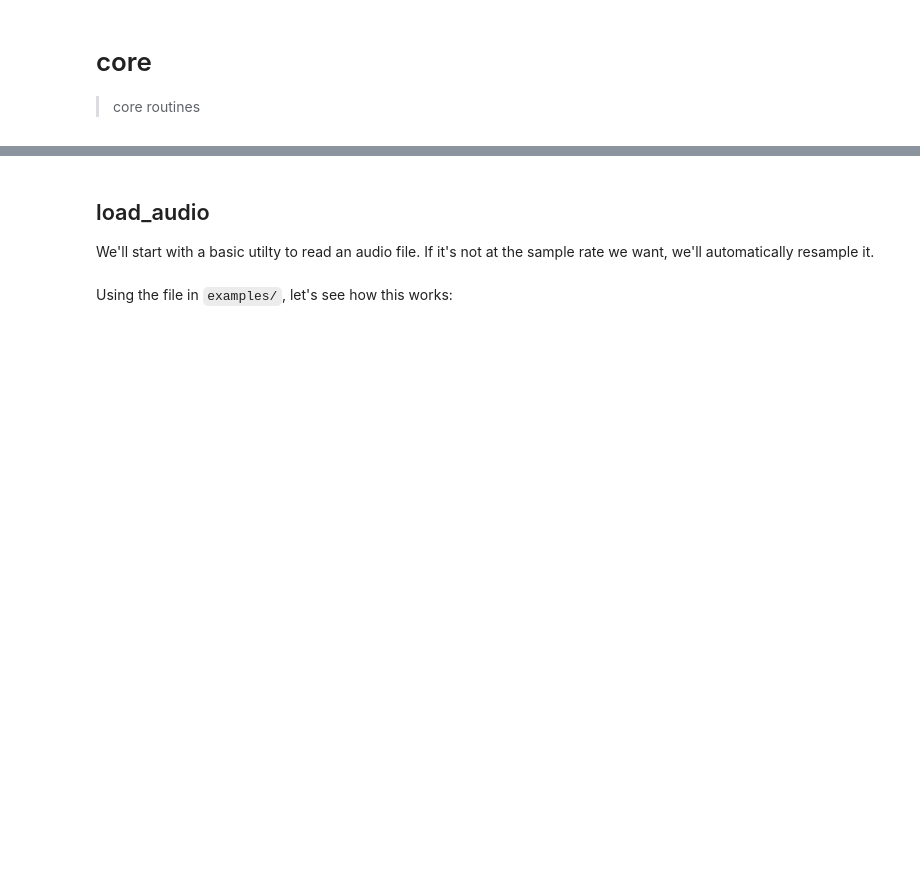
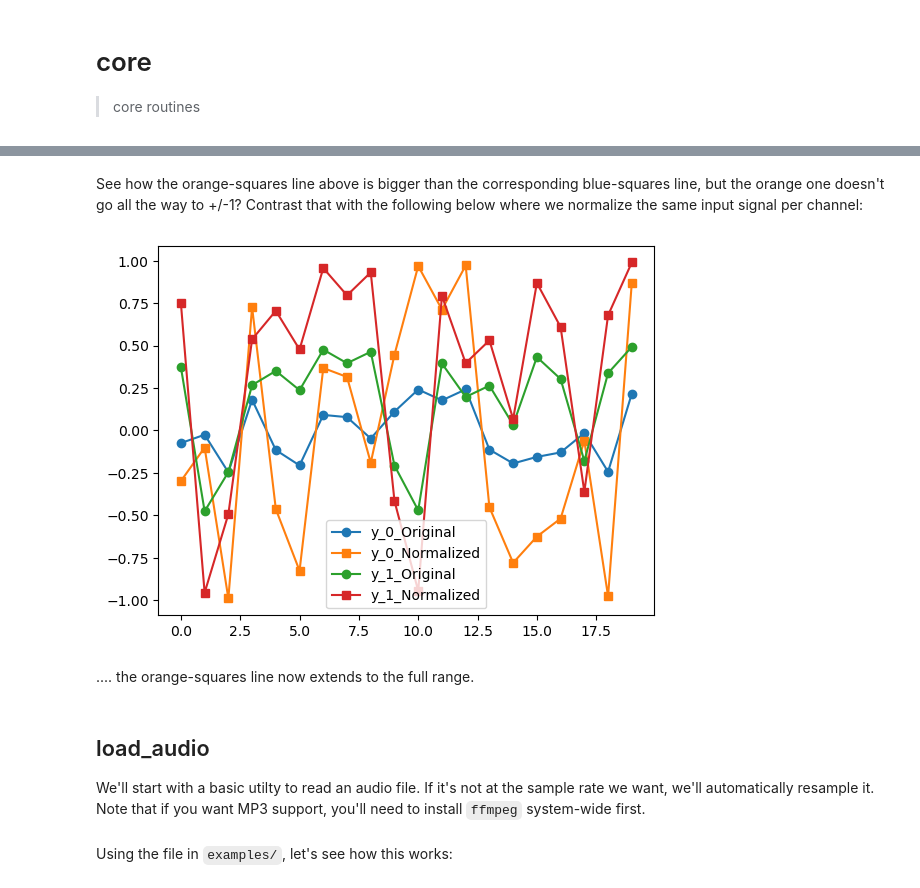
Before and after one commit to drscotthawley/aeiou, a Jupyter notebook: 00_core.ipynb, the cells around one changed output, grey strips where cells are left out. Saved outputs shown, nothing was run; the diff lists cells and outputs as text; code cells hidden in the pictures; blank space fills up the shorter version.

```diff
--- a/00_core.ipynb
+++ b/00_core.ipynb
@@ -22,6 +70,15 @@ from einops import rearrange
+# %% [markdown]
+See how the orange-squares line above is bigger than the corresponding blue-squares line, but the orange one doesn't go all the way to +/-1?   Contrast that with the following below where we normalize the same input signal per channel:
+# %%
+y2 = normalize_audio(y, norm='channel')   # per-channel norm
+plot_norm_inout(y, y2)
+# %% [output]
+[figure, added]
+# %% [markdown]
+.... the orange-squares line now extends to the full range.
 # %% [markdown]
 ## load_audio
-We'll start with a basic utilty to read an audio file.  If it's not at the sample rate we want, we'll automatically resample it.
+We'll start with a basic utilty to read an audio file.  If it's not at the sample rate we want, we'll automatically resample it.  Note that if you want MP3 support, you'll need to install `ffmpeg` system-wide first.
 # %%
 #|export
 def load_audio(
```
Also changed, not shown: parts of 11 cells of this notebook, 2 other files.
